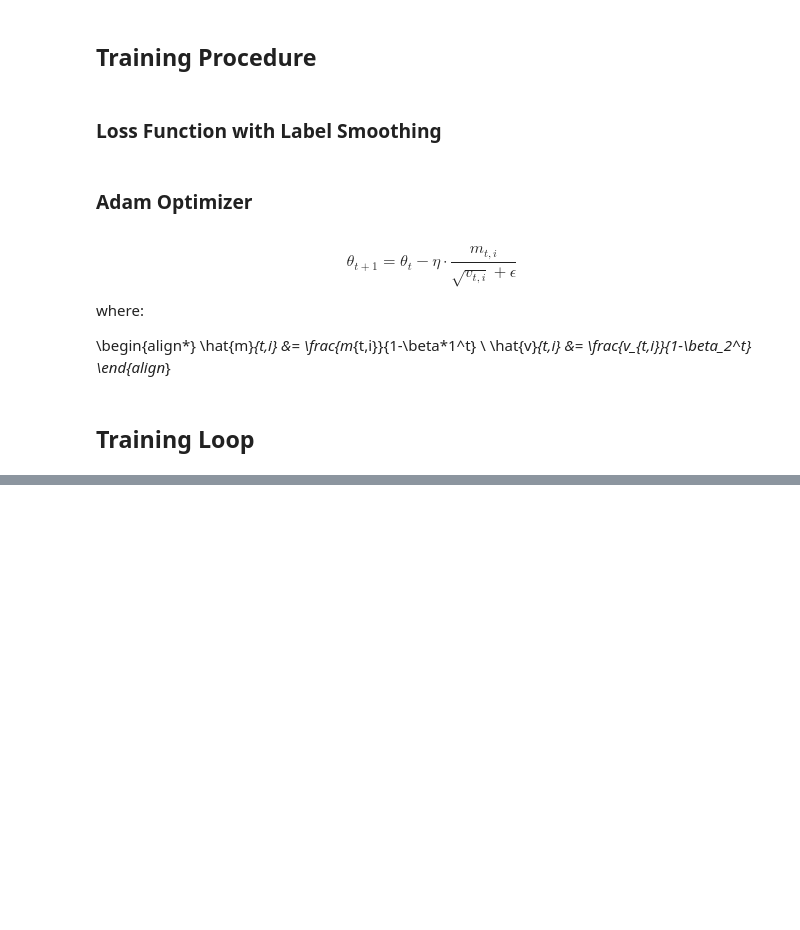
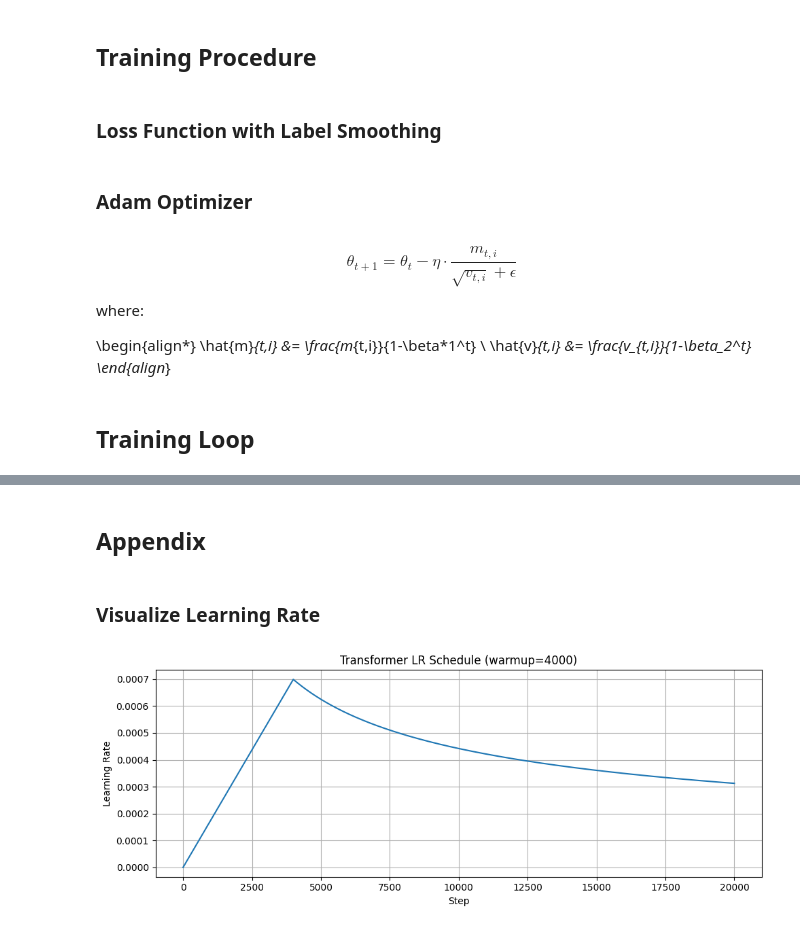
Before and after one commit to YYZhang2025/100-AI-Code, a Jupyter notebook: 01-transformer.ipynb, the cells around one changed output, grey strips where cells are left out. Cells and saved outputs as stored; diff of their text form; code cells hidden in the pictures; blank space fills up the shorter version.

Commit message:
01 transformer finished

```diff
--- a/01-transformer.ipynb
+++ b/01-transformer.ipynb
@@ -168,8 +207,10 @@ def scaled_dot_product_attention(q, k, v, mask=None):
     v: (batch_size, num_heads, seq_len_v, d_v)
     mask: (batch_size, 1, seq_len_q, seq_len_k) or None
     """
+    assert q.ndim== k.ndim == v.ndim ==  4, "Query, Key, Value must has form (batch_size, num_heads, seq_len, d)"
+    assert q.shape[-1] == k.shape[-1], "Query, Key must have feature dimension, which mean d_k == d_q"
+
     d_k = k.shape[-1]
-
     scores = einops.einsum(
         q,
         k,
@@ -704,3 +699,19 @@ class Adam:
 
             # Parameter update
             p.addcdiv_(m_hat, v_hat.sqrt() + self.eps, value=-self.lr)
+# %%
+class LRScheduler:
+    def __init__(self, optimizer, d_model: int, warmup_steps: int = 4000):
+        self.optimizer = optimizer
+        self.d_model = d_model
+        self.warmup_steps = warmup_steps
+        self.step_num = 0
+
+    def _compute_lr(self, step: int) -> float:
+        scale = self.d_model ** -0.5
+        return scale * min(step ** -0.5, step * self.warmup_steps ** -1.5)
+
+    def step(self):
+        self.step_num += 1
+        new_lr = self._compute_lr(self.step_num)
+        self.optimizer.lr = new_lr  # update custom optimizer’s lr
@@ -772,0 +927,44 @@ train(model, train_dataloader, optimizer, criterion, num_epochs=10, batch_size=3
+# %% [markdown]
+## Appendix
+# %% [markdown]
+### Visualize Learning Rate
+# %%
+import matplotlib.pyplot as plt
+
+
+def plot_lr_schedule(scheduler, num_steps=10000):
+    lrs = []
+
+    # Save the original step number and restore it later
+    original_step = scheduler.step_num
+
+    for _ in range(num_steps):
+        scheduler.step()
+        lrs.append(scheduler.optimizer.lr)
+
+    # Restore step counter if needed
+    scheduler.step_num = original_step
+
+    # Plot
+    plt.figure(figsize=(10, 4))
+    plt.plot(lrs)
+    plt.xlabel("Step")
+    plt.ylabel("Learning Rate")
+    plt.title(f"Transformer LR Schedule (warmup={scheduler.warmup_steps})")
+    plt.grid(True)
+    plt.tight_layout()
+    plt.show()
+
+# Dummy optimizer with `.lr` field
+class DummyOptimizer:
+    def __init__(self):
+        self.lr = 0.0
+
+# Create scheduler
+optimizer = DummyOptimizer()
+scheduler = LRScheduler(optimizer, d_model=512, warmup_steps=4000)
+
+# Plot
+plot_lr_schedule(scheduler, num_steps=20000)
+# %% [output]
+[figure, added]
```
Also changed, not shown: parts of 44 cells of this notebook.
